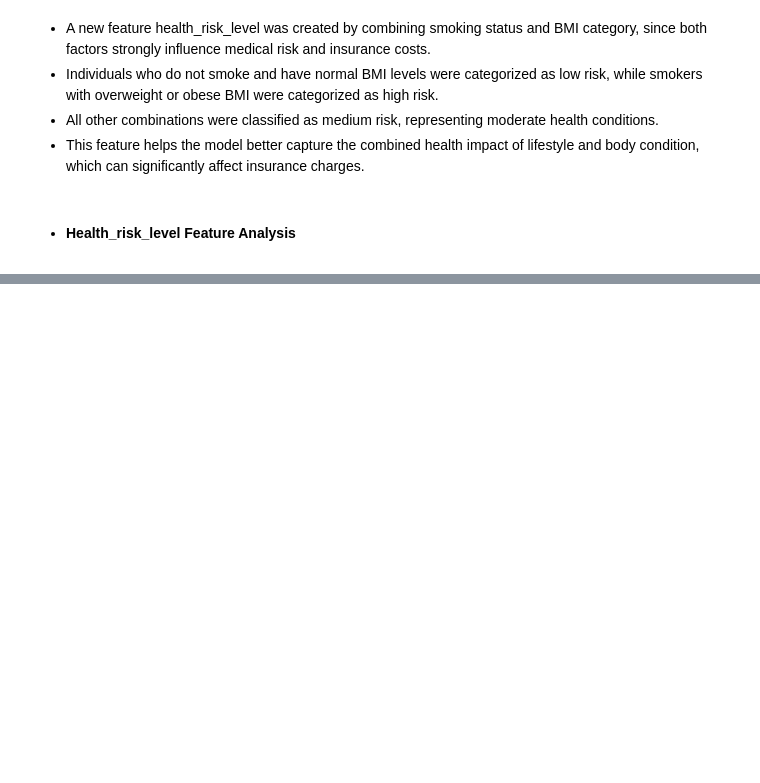
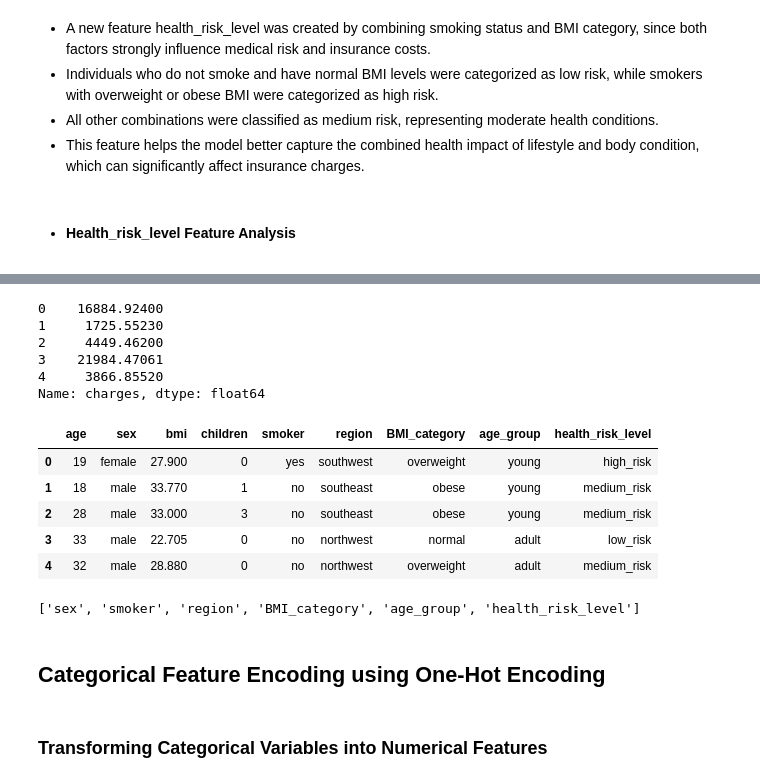
Before and after one commit to ashish-jonnada/medical-insurance-cost-prediction-ML, a Jupyter notebook: notebook/Medical_Insurance_prediction_ML.ipynb, the cells around one changed output, grey strips where cells are left out. Drawn from its saved outputs; the diff is of its cells as text; code cells hidden in the pictures; blank space fills up the shorter version.

```diff
--- a/notebook/Medical_Insurance_prediction_ML.ipynb
+++ b/notebook/Medical_Insurance_prediction_ML.ipynb
@@ -404,0 +454,28 @@ Overall, this feature clearly captures the combined impact of smoking habits and
+# %%
+y.head()
+# %% [output]
+0    16884.92400
+1     1725.55230
+2     4449.46200
+3    21984.47061
+4     3866.85520
+Name: charges, dtype: float64
+# %%
+x=df.drop("charges",axis=1)
+x.head()
+# %% [output]
+|  | age | sex | bmi | children | smoker | region | BMI_category | age_group | health_risk_level |
+| 0 | 19 | female | 27.900 | 0 | yes | southwest | overweight | young | high_risk |
+| 1 | 18 | male | 33.770 | 1 | no | southeast | obese | young | medium_risk |
+| 2 | 28 | male | 33.000 | 3 | no | southeast | obese | young | medium_risk |
+| 3 | 33 | male | 22.705 | 0 | no | northwest | normal | adult | low_risk |
+| 4 | 32 | male | 28.880 | 0 | no | northwest | overweight | adult | medium_risk |
+# %%
+categorical_columns=["sex","smoker","region","BMI_category","age_group","health_risk_level"]
+categorical_columns
+# %% [output]
+['sex', 'smoker', 'region', 'BMI_category', 'age_group', 'health_risk_level']
+# %% [markdown]
+## Categorical Feature Encoding using One-Hot Encoding
+# %% [markdown]
+### Transforming Categorical Variables into Numerical Features
```
Also changed, not shown: parts of 41 cells of this notebook.
